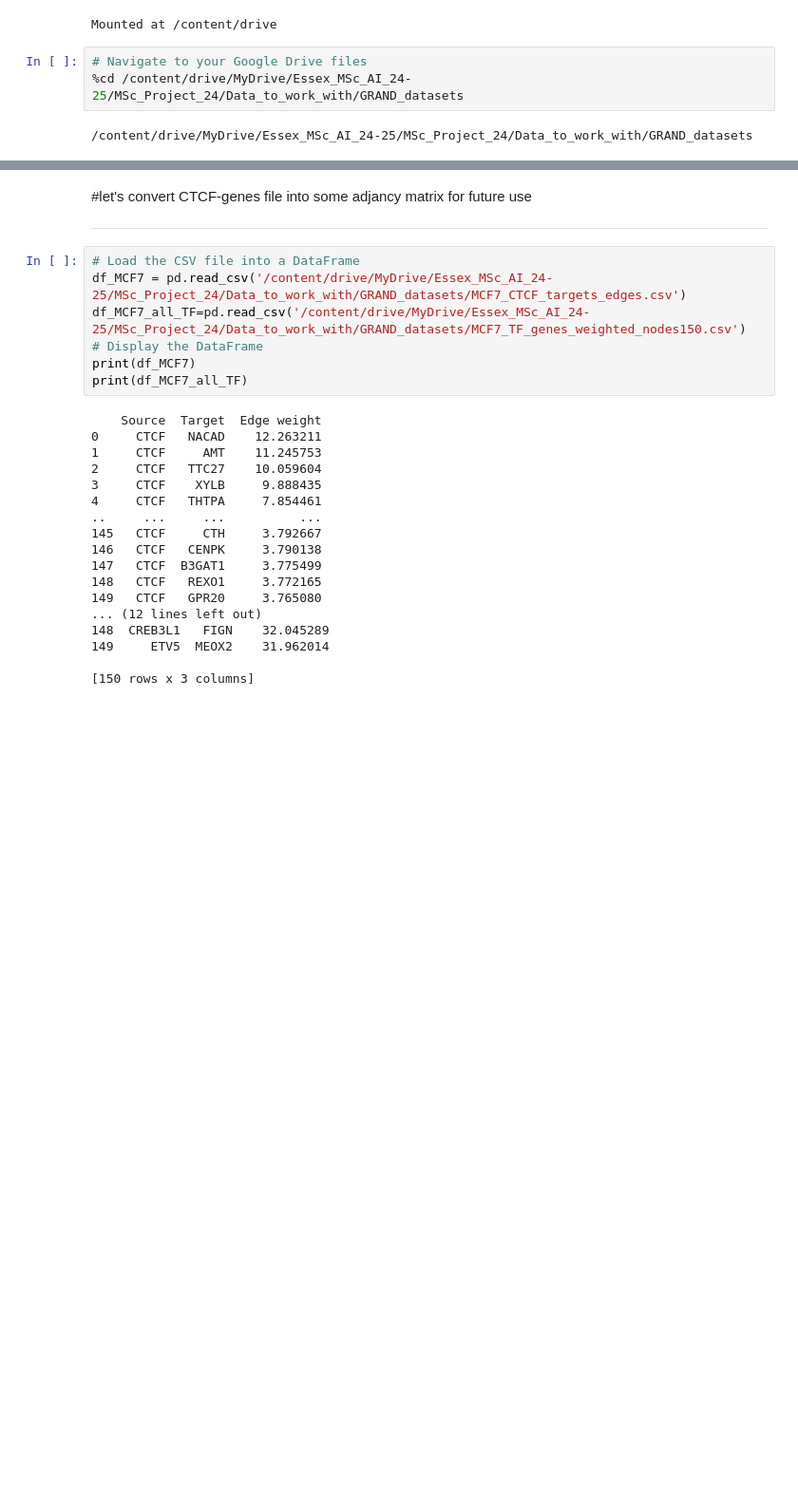
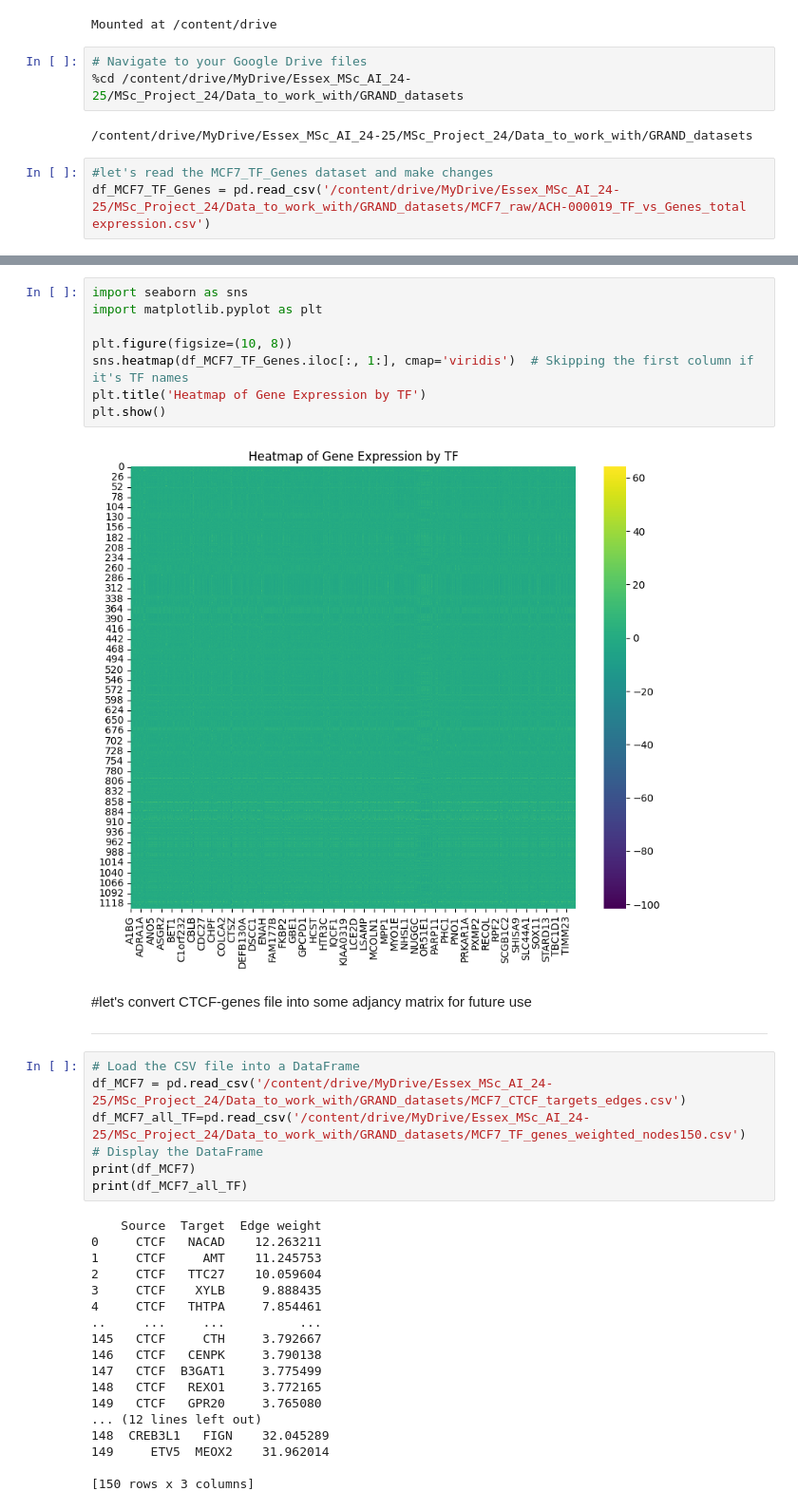
Before and after one commit to Guliko24/NetZoo_network, a Jupyter notebook: GRN_3.ipynb, the cells around one changed output, grey strips where cells are left out. Shown at 95% size. Drawn from its saved outputs; the diff is of its cells as text; blank space fills up the shorter version.

```diff
--- a/GRN_3.ipynb
+++ b/GRN_3.ipynb
@@ -20,3 +20,6 @@ Mounted at /content/drive
 %cd /content/drive/MyDrive/Essex_MSc_AI_24-25/MSc_Project_24/Data_to_work_with/GRAND_datasets
 # %% [output]
 /content/drive/MyDrive/Essex_MSc_AI_24-25/MSc_Project_24/Data_to_work_with/GRAND_datasets
+# %%
+#let's read the MCF7_TF_Genes dataset and make changes
+df_MCF7_TF_Genes = pd.read_csv('/content/drive/MyDrive/Essex_MSc_AI_24-25/MSc_Project_24/Data_to_work_with/GRAND_datasets/MCF7_raw/ACH-000019_TF_vs_Genes_total expression.csv')
@@ -23,3 +80,13 @@ Mounted at /content/drive
+# %%
+import seaborn as sns
+import matplotlib.pyplot as plt
+
+plt.figure(figsize=(10, 8))
+sns.heatmap(df_MCF7_TF_Genes.iloc[:, 1:], cmap='viridis')  # Skipping the first column if it's TF names
+plt.title('Heatmap of Gene Expression by TF')
+plt.show()
+# %% [output]
+[figure, added]
 # %% [markdown]
 #let's convert CTCF-genes file into some adjancy matrix for future use
 
```
Also changed, not shown: parts of 4 cells of this notebook.
